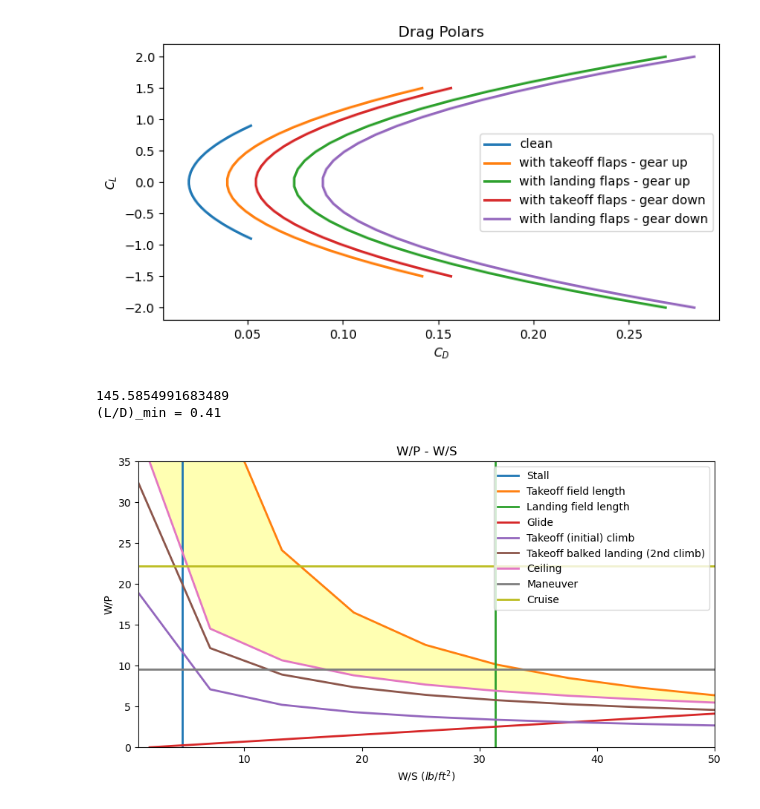
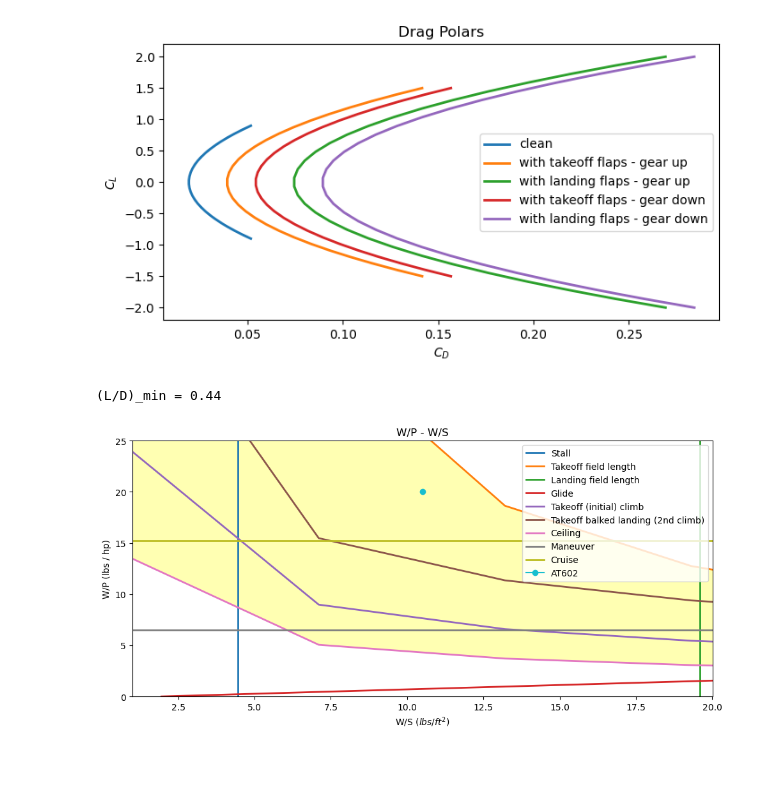
Before and after one commit to VaishnaviK003/Group9-EAE-130-A-B-UCDavis-2025-GatewayToBlueSkies, a Jupyter notebook: Assignment3.ipynb, the cells around one changed output. Saved outputs shown, nothing was run; the diff lists cells and outputs as text; code cells hidden in the pictures; blank space fills up the shorter version.

```diff
--- a/Assignment3.ipynb
+++ b/Assignment3.ipynb
@@ -88,14 +88,14 @@ plt.show()
 # (thrust * velocity) divided by the actual power provided by the engine.
 
 WS = math.linspace(1, 300, 50)
-eta_p = 0.95 # lec 08 slides table - for propeller efficiency #float(input("Enter the efficiency of the propeller: "))
+eta_p = 0.65 # changed for clarity # lec 08 slides table - for propeller efficiency #float(input("Enter the efficiency of the propeller: "))
 V = 250 * 1.688 #float(input("Enter the maximum velocity (ft/s): ")) # Raymer's text pg. 123
 
 # Stall - Metabook pg. 31 & from lec 07 slide 17
 rho = 0.00238 # slugs/ft^3 - rho is the seal level standard value - Raymer's pg. 131
-cL_max_takeoff = 2.2 # CHECK #float(input("Enter the cL_max of the wing: ")) #Needs to be approximated based on historical data
-cL_max_cruise = 1.6 # CHECK
-cL_max_landing = 2.8 # CHECK
+cL_max_takeoff = 1.7 # CHECK #float(input("Enter the cL_max of the wing: ")) #Needs to be approximated based on historical data
+cL_max_cruise = 1.5 # CHECK
+cL_max_landing = 1.75 # CHECK
 V_stall = 50 # ft/s approximation - stall speed of a small aircraft # math.sqrt((2 * W_0) / (rho * S_ref * cL_max)) #float(input("Enter the stall velocity (ft/s): "))
 WS_stall = (1/2) * (rho) * (V_stall)**2 * cL_max_cruise
 
@@ -107,7 +107,7 @@ b = 8.134
 discriminant = b**2 - 4*a*(-s_to)
 top23 = (-b + math.sqrt(discriminant)) / (2*a)
 
-print(top23)
+#print(top23)
 
 rho_condition = 0.0023672 # at 200 ft - altitude  #float(input("Enter the air density expected at the field (slug/ft^3): "))
 # Metabook pg. 38
@@ -127,7 +127,7 @@ G1 = 0.04 #float(input("Enter the climb gradient of the aircraft during initial
 G2 = 0.03 #float(input("Enter the climb gradient of the aircraft during balked landing (G): "))
 #Plugging in -G as glide is a climb in the negative direction and setting T/W = 0
 cd_0 = parasite_drag_coeff #+ delta_cD0_landing_flaps + delta_cD0_landing_gear
-q = (math.sqrt(1 / (parasite_drag_coeff * math.pi * AR * eff_clean)))
+q = (math.sqrt(1 / (parasite_drag_coeff * math.pi * AR * eff_takeoff)))
 glide = (-(-G1) + math.sqrt((-(-G1))**2 + (4 * cd_0 / (AR * math.pi * eff_landing_flaps)))) / (2 / (math.pi * AR * eff_landing_flaps * q))
 
 cL_min = 2 * glide / (rho * V**2)
@@ -144,7 +144,7 @@ WS_glide = (-(-G1) + math.sqrt((-(-G1))**2 + (4 * cd_0 / (AR * math.pi * eff_cle
 
 
 # Climb - formulas using from Matabook pg. 41
-L_D_climb = 0.7 #float(input("Enter the Lift-to-Drag ratio during climb: "))
+L_D_climb = 1.5 #float(input("Enter the Lift-to-Drag ratio during climb: "))
 cL_max_climb = cL_max_takeoff # float(input("Enter the cL_max during climb: "))
 # Note that the L / D for climb might be lower than the L / D during cruising ﬂight,
 # especially during initial climb when the gear and ﬂaps might still be down. - Raymer's text pg. 125
@@ -180,7 +180,9 @@ power_weight_ratio_climb_takeoff2 = ((W_9 / W_0)**1.5) * power_weight_ratio_clim
 #power_weight_ratio_ceiling = pwr(thurst_weight_ratio_ceiling, eta_p, V)
 
 #setting G = 0 for absolute ceiling - from Metabook pg. 42
-power_weight_ratio_ceiling1 = (((((1 / L_D_climb)) / (math.sqrt((cL_max_climb + 0.2)))) *
+
+L_D_ceiling = 0.4 # CHECK
+power_weight_ratio_ceiling1 = (((((1 / L_D_ceiling)) / (math.sqrt((cL_max_takeoff + 0.2)))) *
                             (WS ** 0.5)) / (18.97 * eta_p * (rho_condition/rho)))
 
 # corrected ratio - accounting for weight changes during ceiling
@@ -194,38 +196,42 @@ n = 1.8 # value chosen for the plot to make sense ; float(input("Enter the load
 thurst_weight_ratio_maneuver = (( q_maneuver * parasite_drag_coeff ) / WS) + (WS * (n**2 / (q_maneuver * math.pi * AR * eff_landing_flaps)))
 
 power_weight_ratio_maneuver = pwr(thurst_weight_ratio_maneuver, eta_p, V)
 
 # Cruise - metabook pg. 43
 q_cruise = WS * (math.sqrt(1 / (parasite_drag_coeff * math.pi * AR * eff_clean)))
 power_weight_ratio_cruise = ((q_cruise * V * (parasite_drag_coeff + ((WS**2) / ((q_cruise**2) * math.pi * AR * eff_clean)))) /
                              (550 * eta_p * WS))  # metabook pg. 43
 
 
 WS_stall = WS_stall * math.ones(50)
 WS_landing = WS_landing * math.ones(50)
 power_weight_ratio_ceiling = power_weight_ratio_ceiling * math.ones(50)
 
+power_loading_AT602 = 10.5 # lbs / hp
+WS_AT602 = 20 # lbs / ft^2
+
 plt.figure(figsize=(10,5))
 plt.title('W/P - W/S')
-plt.xlabel("W/S $(lb/ft^2)$")
-plt.ylabel("W/P")
+plt.xlabel("W/S $(lbs / ft^2)$")
+plt.ylabel("W/P (lbs / hp)")
 plt.plot(WS_stall, math.linspace(0,50,50), label='Stall', linestyle='-', linewidth=2)
 plt.plot(WS, (1/power_weight_ratio_takeoff), label='Takeoff field length', linestyle='-', linewidth=2)
 plt.plot(WS_landing, math.linspace(0,50,50), label='Landing field length', linestyle='-', linewidth=2)
 plt.plot(WS_glide, math.linspace(0,50,50), label='Glide', linestyle='-', linewidth=2)
 plt.plot(WS, (1/power_weight_ratio_climb_takeoff1), label='Takeoff (initial) climb', linestyle='-', linewidth=2)
 plt.plot(WS, (1/power_weight_ratio_climb_takeoff2), label='Takeoff balked landing (2nd climb)', linestyle='-', linewidth=2)
 plt.plot(WS, (1/power_weight_ratio_ceiling), label='Ceiling', linestyle='-', linewidth=2)
 plt.plot(WS, (1/power_weight_ratio_maneuver), label='Maneuver', linestyle='-', linewidth=2)
 plt.plot(WS, (1/power_weight_ratio_cruise), label='Cruise', linestyle='-', linewidth=2)
+plt.plot(power_loading_AT602, WS_AT602, label='AT602', marker="o")
 # Shading the region
 plt.fill_between(WS, (1/power_weight_ratio_ceiling), (1/power_weight_ratio_takeoff), color='yellow', alpha=0.3)
-plt.ylim(0, 35)
-plt.xlim(1, 50)
-plt.legend(loc='best')
+plt.ylim(0, 25)
+plt.xlim(1, 20)
+plt.legend(loc='upper right', bbox_to_anchor=(1, 1))
+plt.tight_layout()
 plt.show()
 # %% [output]
 [figure]
-145.5854991683489
-(L/D)_min = 0.41
+(L/D)_min = 0.44
-[figure, old version]
+[figure, new version]
```
